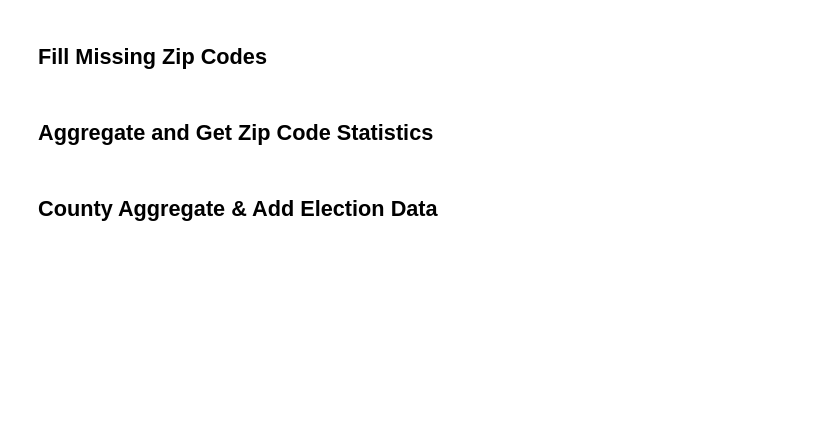
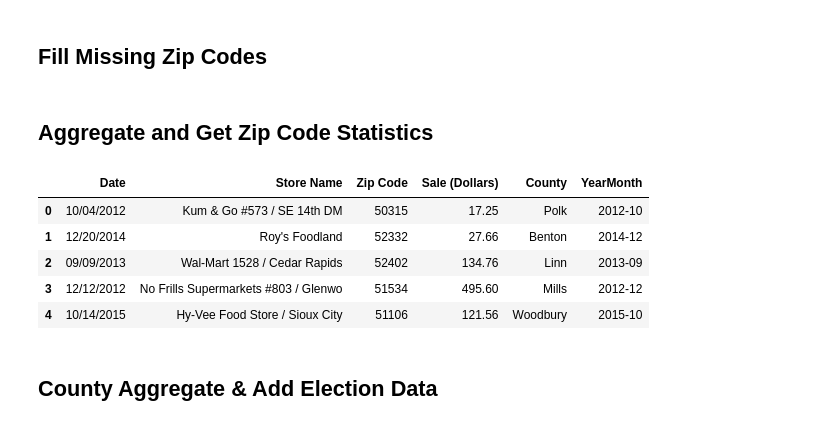
Before and after one commit to ErikC324/Data401-Project1, a Jupyter notebook: Project1-Lemar.ipynb, the cells around one changed output. Drawn from its saved outputs; the diff is of its cells as text; code cells hidden in the pictures; blank space fills up the shorter version.

Commit message:
exploring dataframes

```diff
--- a/Project1-Lemar.ipynb
+++ b/Project1-Lemar.ipynb
@@ -42,6 +52,15 @@ for zc in df["Zip Code"].unique():
     if stats.state == "IA":
         countyDict[zc] = stats.county
         popDict[zc] = stats.population
+# %%
+df.head()
+# %% [output]
+|  | Date | Store Name | Zip Code | Sale (Dollars) | County | YearMonth |
+| 0 | 10/04/2012 | Kum & Go #573 / SE 14th DM | 50315 | 17.25 | Polk | 2012-10 |
+| 1 | 12/20/2014 | Roy's Foodland | 52332 | 27.66 | Benton | 2014-12 |
+| 2 | 09/09/2013 | Wal-Mart 1528 / Cedar Rapids | 52402 | 134.76 | Linn | 2013-09 |
+| 3 | 12/12/2012 | No Frills Supermarkets #803 / Glenwo | 51534 | 495.60 | Mills | 2012-12 |
+| 4 | 10/14/2015 | Hy-Vee Food Store / Sioux City | 51106 | 121.56 | Woodbury | 2015-10 |
 # %%
 totalZip = pd.DataFrame(df.groupby(["YearMonth", "Zip Code"])["Sale (Dollars)"].sum())
 totalZip.reset_index(inplace=True)
```
Also changed, not shown: parts of 4 cells of this notebook.
